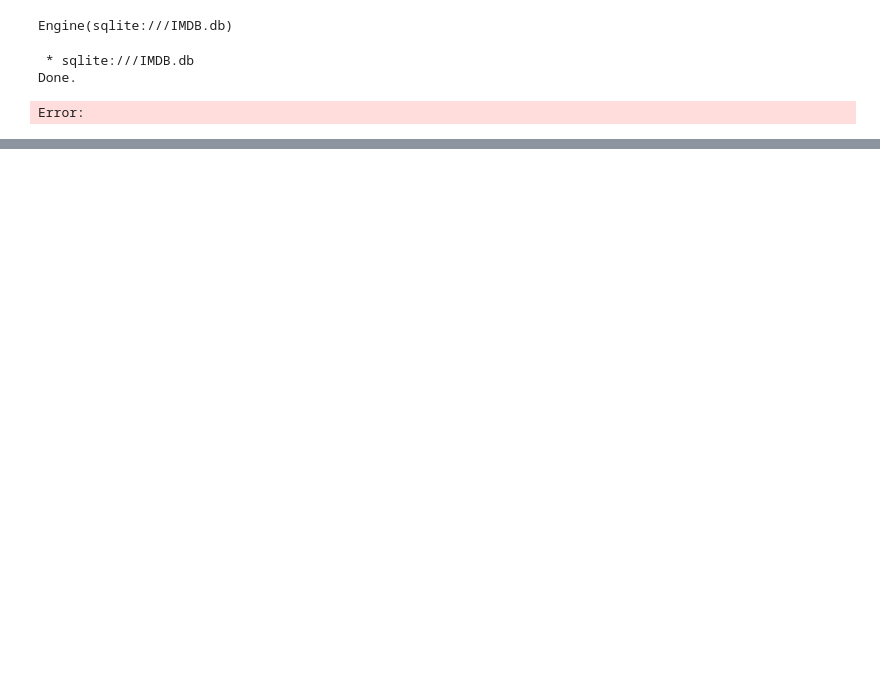
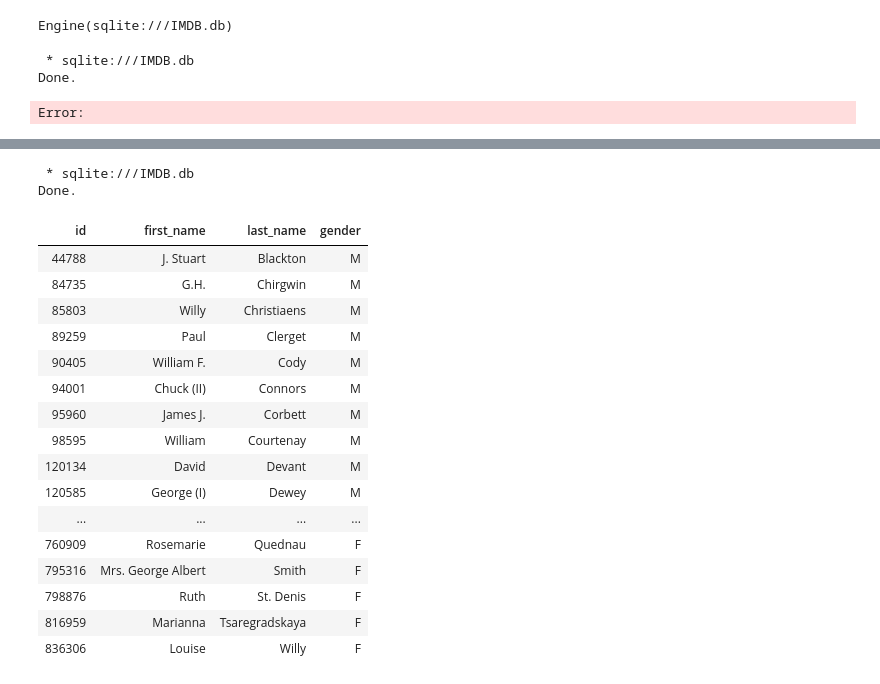
Before and after one commit to CSCI210-FW/CSCI210-0AC-FW-202530-Demos, a Jupyter notebook: IMDB.ipynb, the cells around one changed output, grey strips where cells are left out. Cells and saved outputs as stored; diff of their text form; code cells hidden in the pictures; blank space fills up the shorter version.

```diff
--- a/IMDB.ipynb
+++ b/IMDB.ipynb
@@ -65,0 +112,33 @@ Done.
+# %%
+%%sql
+SELECT actor.*
+FROM actor
+JOIN cast as c ON actor.id = c.actor_id
+JOIN movie ON c.movie_id = movie.id
+WHERE movie.year >= 1850 and movie.year < 1900
+INTERSECT
+SELECT actor.*
+FROM actor
+JOIN cast as c ON actor.id = c.actor_id
+JOIN movie ON c.movie_id = movie.id
+WHERE movie.year >= 1900 and movie.year < 1950
+# %% [output]
+ * sqlite:///IMDB.db
+Done.
+| id | first_name | last_name | gender |
+| 44788 | J. Stuart | Blackton | M |
+| 84735 | G.H. | Chirgwin | M |
+| 85803 | Willy | Christiaens | M |
+| 89259 | Paul | Clerget | M |
+| 90405 | William F. | Cody | M |
+| 94001 | Chuck (II) | Connors | M |
+| 95960 | James J. | Corbett | M |
+| 98595 | William | Courtenay | M |
+| 120134 | David | Devant | M |
+| 120585 | George (I) | Dewey | M |
+| ... | ... | ... | ... |
+| 760909 | Rosemarie | Quednau | F |
+| 795316 | Mrs. George Albert | Smith | F |
+| 798876 | Ruth | St. Denis | F |
+| 816959 | Marianna | Tsaregradskaya | F |
+| 836306 | Louise | Willy | F |
```
Also changed, not shown: parts of 5 cells of this notebook, 1 other file.
